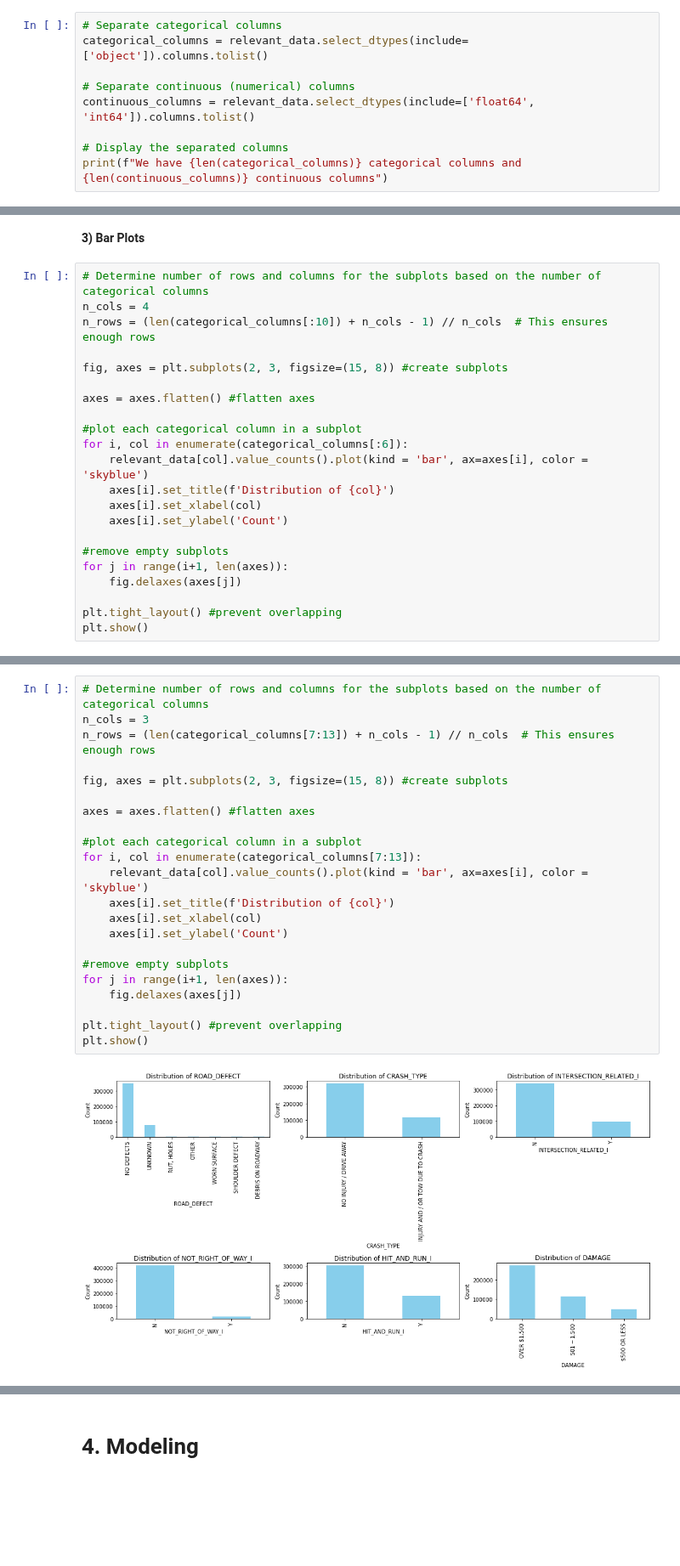
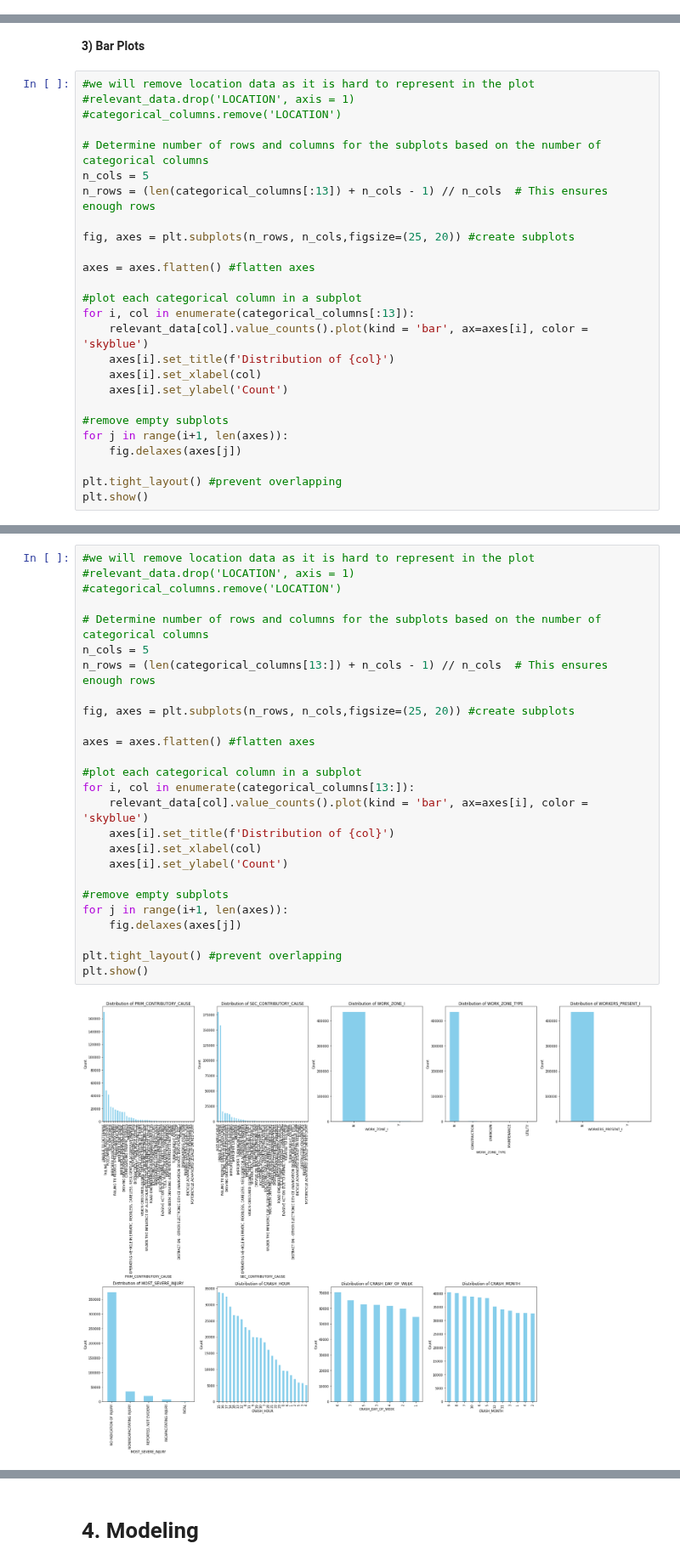
Before and after one commit to Cynthia-Njambi/City-of-Chicago-Traffic-Crashes-Project, a Jupyter notebook: groups/richard.ipynb, the cells around one changed output, grey strips where cells are left out. Shown at 85% size. Saved outputs shown, nothing was run; the diff lists cells and outputs as text; blank space fills up the shorter version.

Commit message:
finished visualization plus analysis

```diff
--- a/groups/richard.ipynb
+++ b/groups/richard.ipynb
@@ -321,12 +321,3 @@ relevant_data[categorical_columns].describe()
 Some of our categorical features have a lot of categories. Hence we may need to use **target encoding** to deal with high cardinality.
 
 Target encoding replaces each category with the mean of the target variable for that category. This reduces the dimensionality by not increasing the number of features, which can help in preventing overfitting. Example: If a category is frequently associated with fatalities, the encoding will reflect that association. Target encoding should not alter the shape of our data.
-# %%
-# Separate categorical columns
-categorical_columns = relevant_data.select_dtypes(include=['object']).columns.tolist()
-
-# Separate continuous (numerical) columns
-continuous_columns = relevant_data.select_dtypes(include=['float64', 'int64']).columns.tolist()
-
-# Display the separated columns
-print(f"We have {len(categorical_columns)} categorical columns and {len(continuous_columns)} continuous columns")
@@ -400,16 +388,20 @@ Further, our data does not seem to have any outliers.
 # %% [markdown]
 **3) Bar Plots**
 # %%
+#we will remove location data as it is hard to represent in the plot
+#relevant_data.drop('LOCATION', axis = 1)
+#categorical_columns.remove('LOCATION')
+
 # Determine number of rows and columns for the subplots based on the number of categorical columns
-n_cols = 4
-n_rows = (len(categorical_columns[:10]) + n_cols - 1) // n_cols  # This ensures enough rows
+n_cols = 5
+n_rows = (len(categorical_columns[:13]) + n_cols - 1) // n_cols  # This ensures enough rows
 
-fig, axes = plt.subplots(2, 3, figsize=(15, 8)) #create subplots
+fig, axes = plt.subplots(n_rows, n_cols,figsize=(25, 20)) #create subplots
 
 axes = axes.flatten() #flatten axes
 
 #plot each categorical column in a subplot
-for i, col in enumerate(categorical_columns[:6]):
+for i, col in enumerate(categorical_columns[:13]):
     relevant_data[col].value_counts().plot(kind = 'bar', ax=axes[i], color = 'skyblue')
     axes[i].set_title(f'Distribution of {col}')
     axes[i].set_xlabel(col)
@@ -431,24 +418,28 @@ print(row)
 # %%
+#we will remove location data as it is hard to represent in the plot
+#relevant_data.drop('LOCATION', axis = 1)
+#categorical_columns.remove('LOCATION')
+
 # Determine number of rows and columns for the subplots based on the number of categorical columns
-n_cols = 3
-n_rows = (len(categorical_columns[7:13]) + n_cols - 1) // n_cols  # This ensures enough rows
+n_cols = 5
+n_rows = (len(categorical_columns[13:]) + n_cols - 1) // n_cols  # This ensures enough rows
 
-fig, axes = plt.subplots(2, 3, figsize=(15, 8)) #create subplots
+fig, axes = plt.subplots(n_rows, n_cols,figsize=(25, 20)) #create subplots
 
 axes = axes.flatten() #flatten axes
 
 #plot each categorical column in a subplot
-for i, col in enumerate(categorical_columns[7:13]):
+for i, col in enumerate(categorical_columns[13:]):
     relevant_data[col].value_counts().plot(kind = 'bar', ax=axes[i], color = 'skyblue')
     axes[i].set_title(f'Distribution of {col}')
     axes[i].set_xlabel(col)
     axes[i].set_ylabel('Count')
 
 #remove empty subplots
 for j in range(i+1, len(axes)):
     fig.delaxes(axes[j])
 
 plt.tight_layout() #prevent overlapping
 plt.show()
 # %% [output]
-[figure, old version]
+[figure, new version]
```
Also changed, not shown: parts of 10 cells of this notebook.
